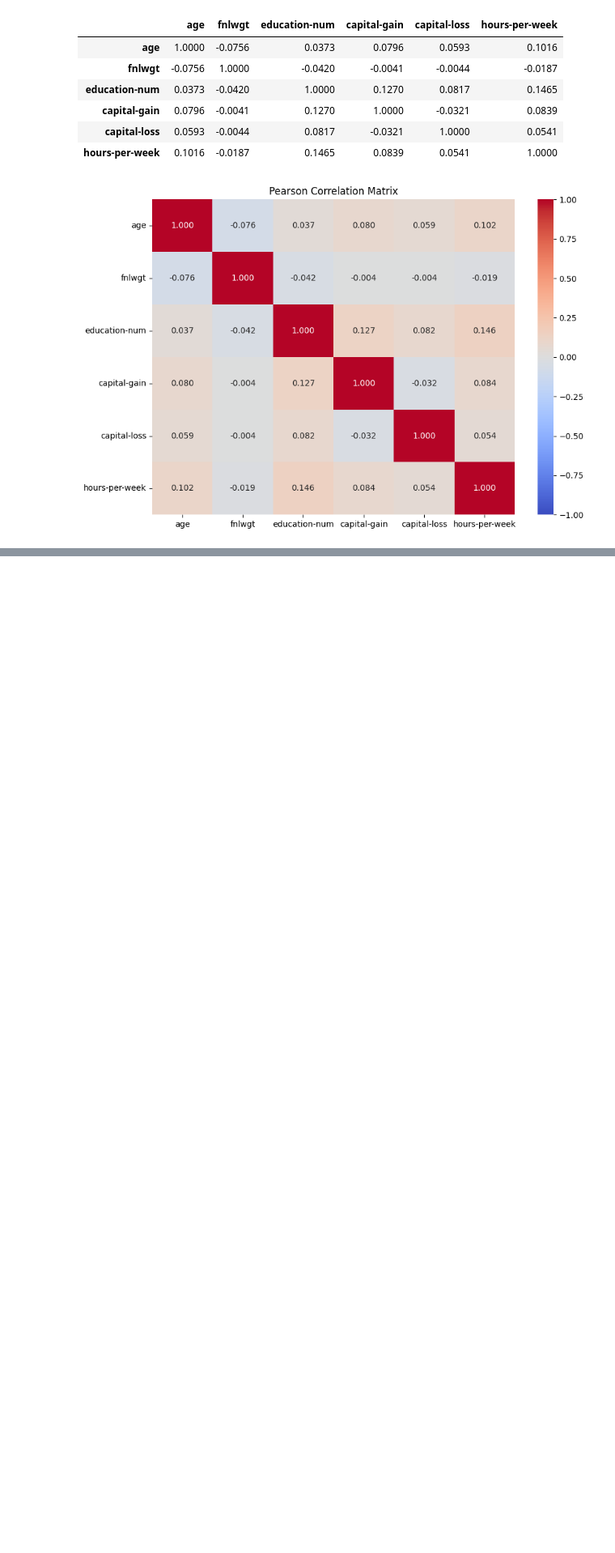
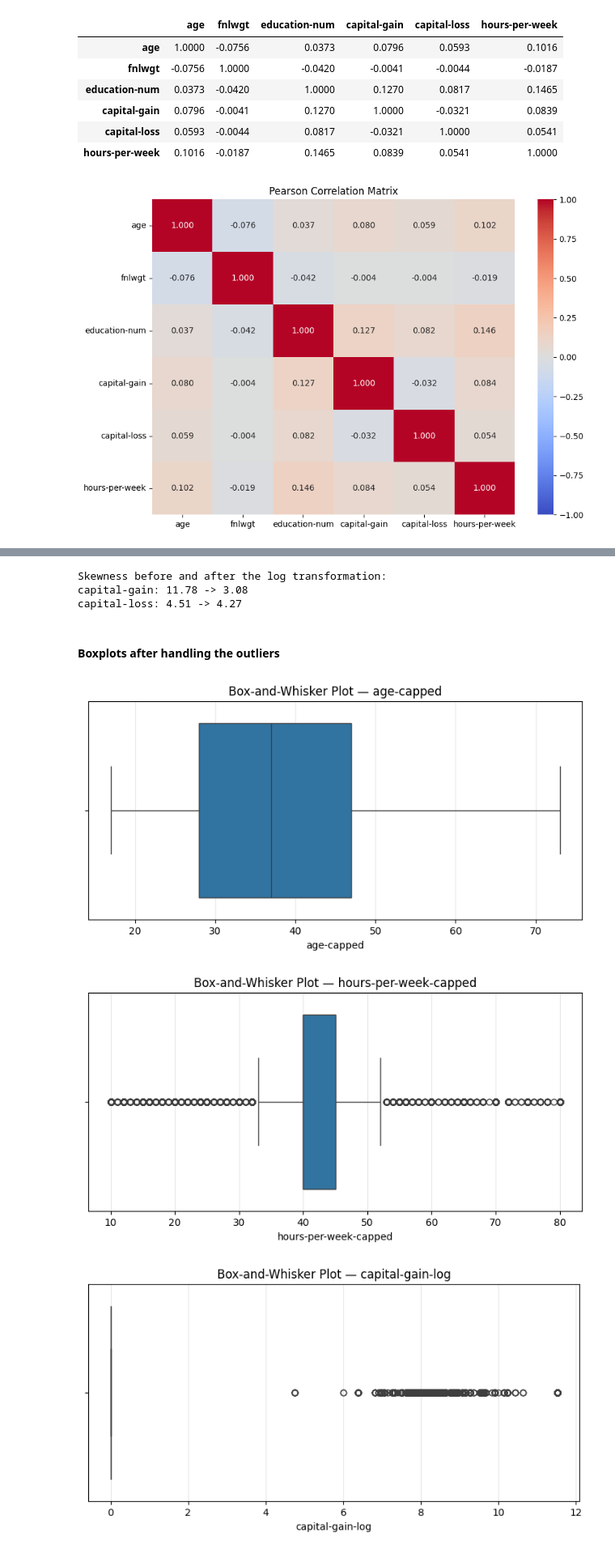
Before and after one commit to marizxv/t4e_DataScience_school, a Jupyter notebook: scripts/Descriptive_statistics.ipynb, the cells around one changed output, grey strips where cells are left out. Shown at 81% size. Saved outputs shown, nothing was run; the diff lists cells and outputs as text; code cells hidden in the pictures; blank space fills up the shorter version.

```diff
--- a/scripts/Descriptive_statistics.ipynb
+++ b/scripts/Descriptive_statistics.ipynb
@@ -923,0 +971,46 @@ plt.show()
+# %%
+df["capital-gain-log"] = np.log1p(df["capital-gain"])
+df["capital-loss-log"] = np.log1p(df["capital-loss"])
+
+print("Skewness before and after the log transformation:")
+print("capital-gain:", round(df["capital-gain"].skew(), 2), "->", round(df["capital-gain-log"].skew(), 2))
+print("capital-loss:", round(df["capital-loss"].skew(), 2), "->", round(df["capital-loss-log"].skew(), 2))
+# %% [output]
+Skewness before and after the log transformation:
+capital-gain: 11.78 -> 3.08
+capital-loss: 4.51 -> 4.27
+# %% [markdown]
+#### Boxplots after handling the outliers
+# %%
+handled_columns = [
+    "age-capped",
+    "hours-per-week-capped",
+    "capital-gain-log",
+    "capital-loss-log"
+]
+
+for column in handled_columns:
+
+    plt.figure(figsize=(9, 4))
+
+    sns.boxplot(
+        data=df,
+        x=column
+    )
+
+    plt.title(
+        f"Box-and-Whisker Plot - {column}"
+    )
+
+    plt.xlabel(column)
+    plt.grid(
+        True,
+        axis="x",
+        alpha=0.3
+    )
+
+    plt.show()
+# %% [output]
+[figure, added]
+[figure, added]
+[figure, added]
```
Also changed, not shown: parts of 25 cells of this notebook, 4 other files.
